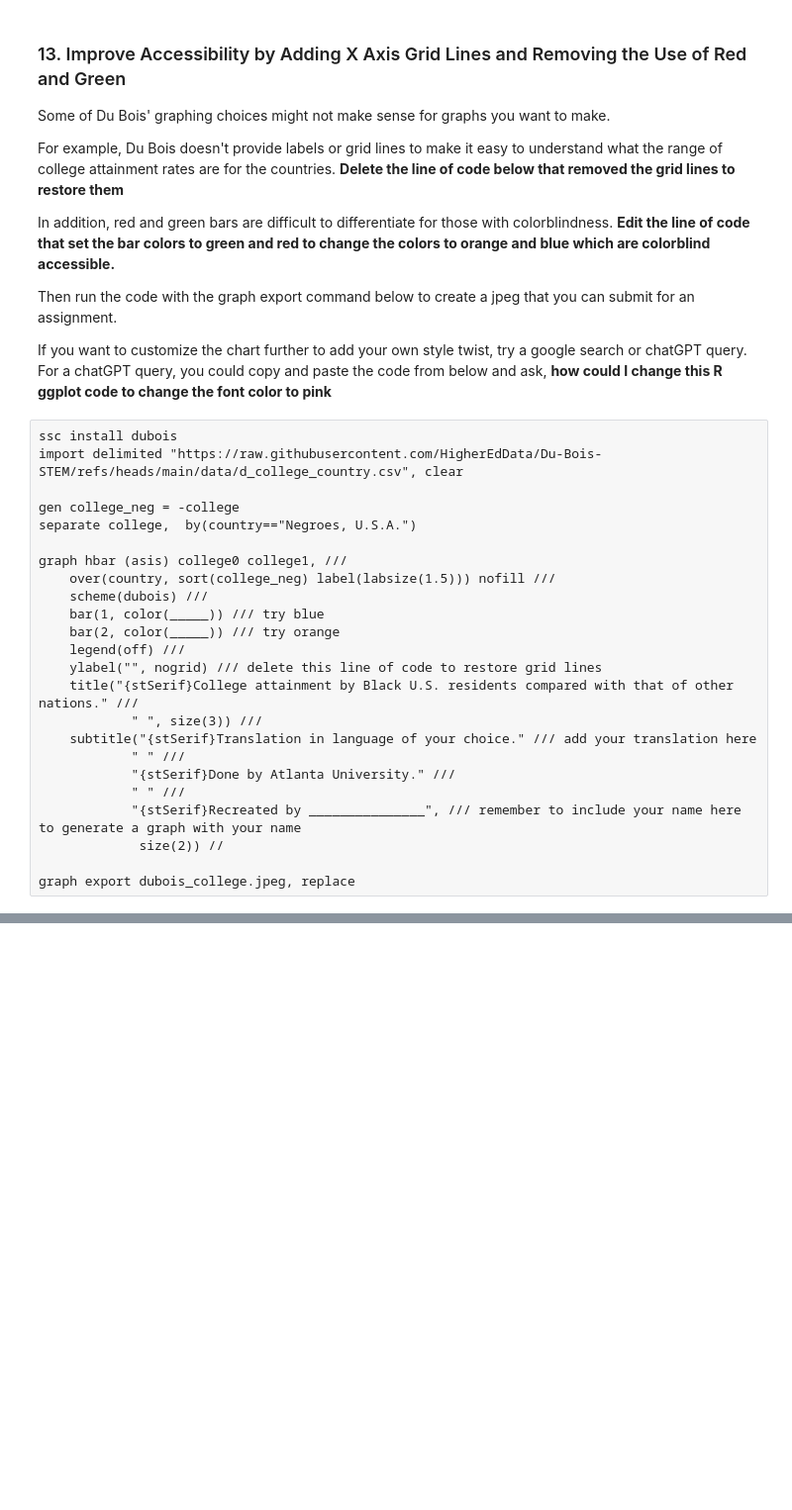
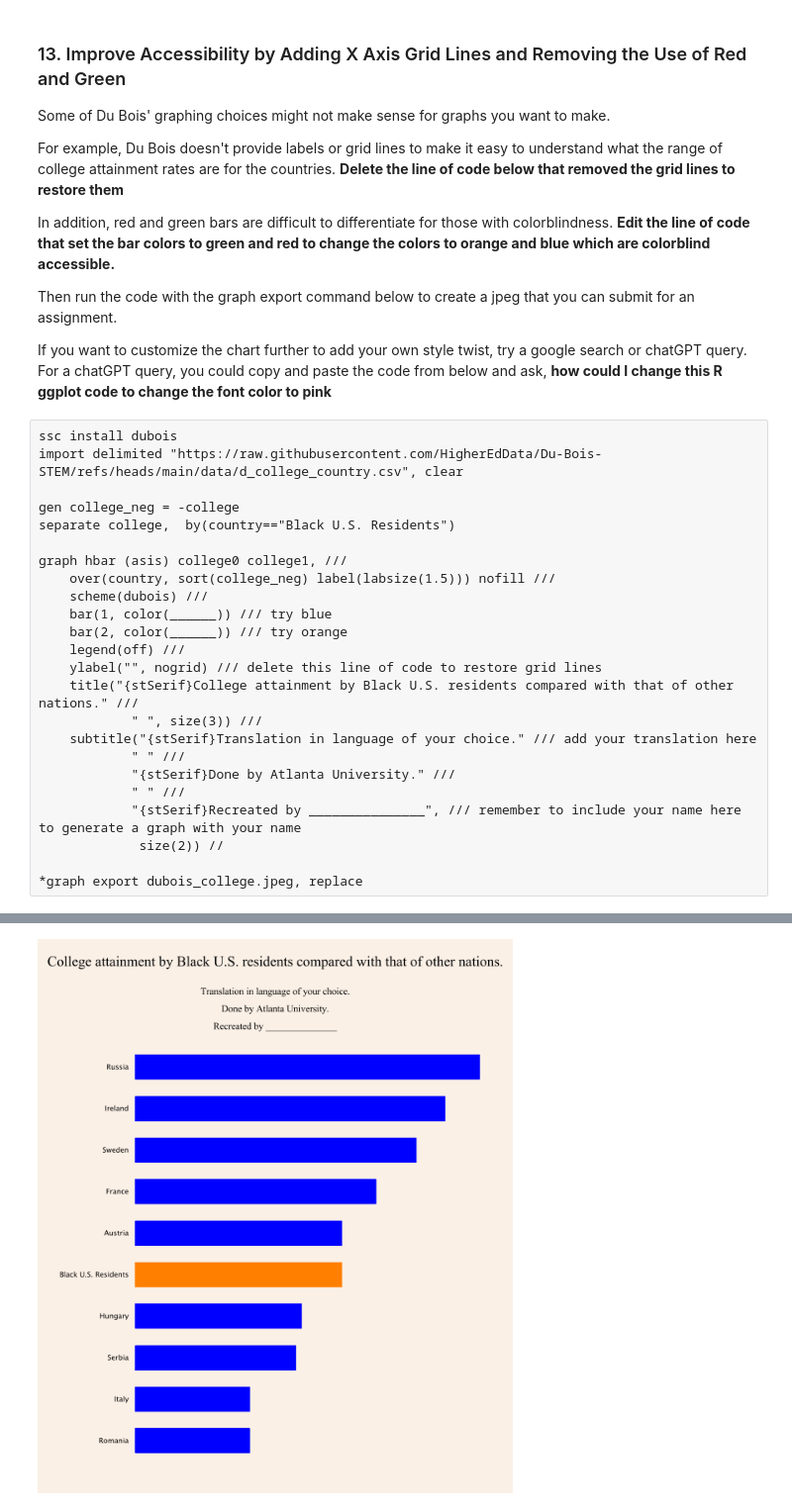
Before and after one commit to ehestir/Du-Bois-STEM, a Jupyter notebook: stata_literacy_dubois.ipynb, the cells around one changed output, grey strips where cells are left out. Shown: that part at 99% size. Drawn from its saved outputs; the diff is of its cells as text; blank space fills up the shorter version.

```diff
--- a/stata_literacy_dubois.ipynb
+++ b/stata_literacy_dubois.ipynb
@@ -360,13 +390,13 @@ ssc install dubois
 import delimited "https://raw.githubusercontent.com/HigherEdData/Du-Bois-STEM/refs/heads/main/data/d_college_country.csv", clear
 
 gen college_neg = -college
-separate college,  by(country=="Negroes, U.S.A.")
+separate college,  by(country=="Black U.S. Residents")
 
 graph hbar (asis) college0 college1, ///
     over(country, sort(college_neg) label(labsize(1.5))) nofill ///
     scheme(dubois) ///
-    bar(1, color(_____)) /// try blue
-    bar(2, color(_____)) /// try orange
+    bar(1, color(______)) /// try blue
+    bar(2, color(______)) /// try orange
     legend(off) ///
     ylabel("", nogrid) /// delete this line of code to restore grid lines
     title("{stSerif}College attainment by Black U.S. residents compared with that of other nations." ///
@@ -378,4 +408,5 @@ graph hbar (asis) college0 college1, ///
             "{stSerif}Recreated by _______________", /// remember to include your name here to generate a graph with your name
              size(2)) //
 
-graph export dubois_college.jpeg, replace
+*graph export dubois_college.jpeg, replace
+# %% [output]
@@ -381,0 +425 @@ graph export dubois_college.jpeg, replace
+[figure, added]
```
Also changed, not shown: parts of 6 cells of this notebook.
